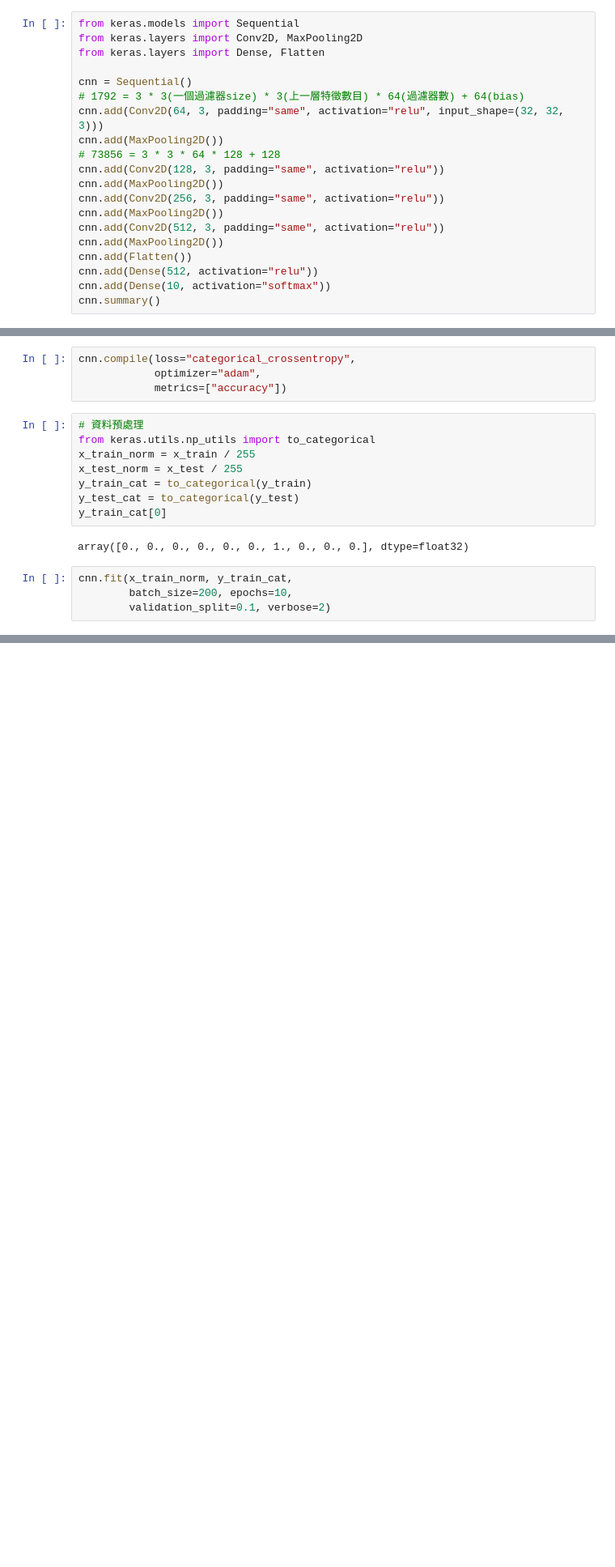
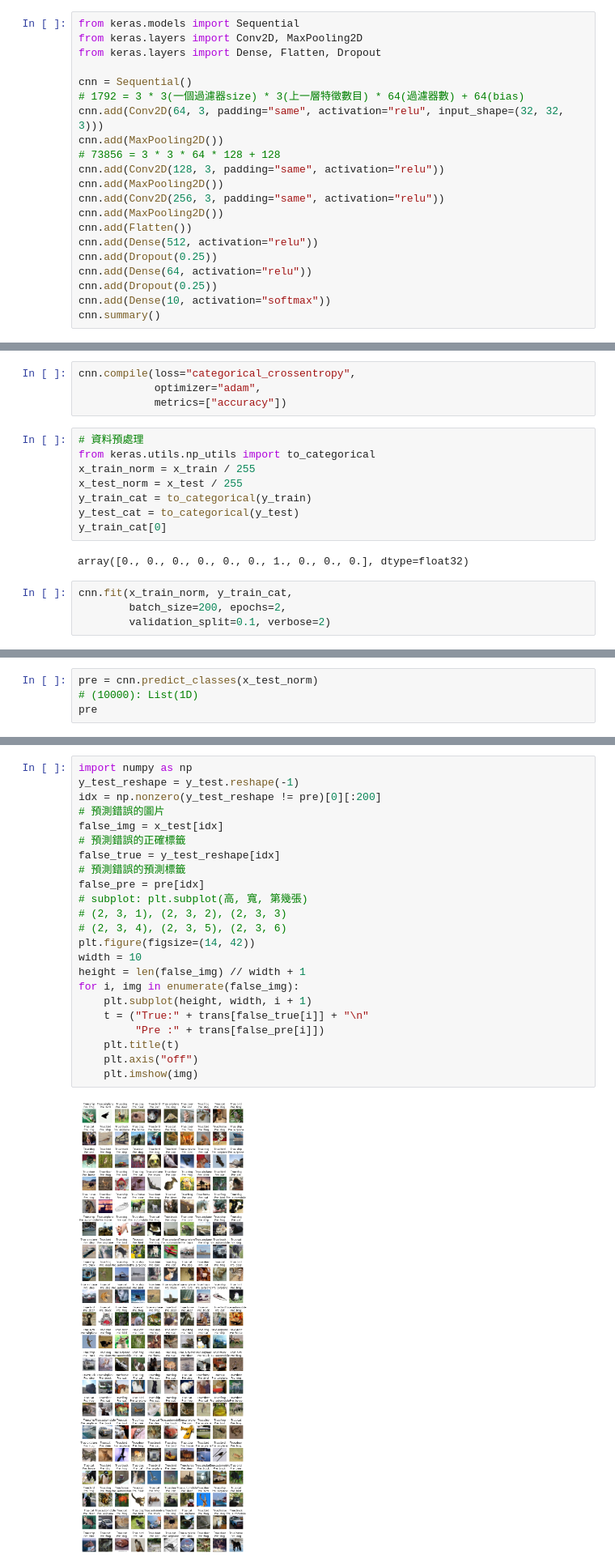
Before and after one commit to Elwing-Chou/MLTT, a Jupyter notebook: simplecnn.ipynb, the cells around one changed output, grey strips where cells are left out. Shown at 81% size. Drawn from its saved outputs; the diff is of its cells as text; blank space fills up the shorter version.

```diff
--- a/simplecnn.ipynb
+++ b/simplecnn.ipynb
@@ -31,7 +37,7 @@ plt.imshow(x_train[c])
 # %%
 from keras.models import Sequential
 from keras.layers import Conv2D, MaxPooling2D
-from keras.layers import Dense, Flatten
+from keras.layers import Dense, Flatten, Dropout
 
 cnn = Sequential()
 # 1792 = 3 * 3(一個過濾器size) * 3(上一層特徵數目) * 64(過濾器數) + 64(bias)
@@ -42,10 +48,11 @@ cnn.add(Conv2D(128, 3, padding="same", activation="relu"))
 cnn.add(MaxPooling2D())
 cnn.add(Conv2D(256, 3, padding="same", activation="relu"))
 cnn.add(MaxPooling2D())
-cnn.add(Conv2D(512, 3, padding="same", activation="relu"))
-cnn.add(MaxPooling2D())
 cnn.add(Flatten())
 cnn.add(Dense(512, activation="relu"))
+cnn.add(Dropout(0.25))
+cnn.add(Dense(64, activation="relu"))
+cnn.add(Dropout(0.25))
 cnn.add(Dense(10, activation="softmax"))
 cnn.summary()
 # %% [output]
@@ -82,6 +89,6 @@ y_train_cat[0]
 array([0., 0., 0., 0., 0., 0., 1., 0., 0., 0.], dtype=float32)
 # %%
 cnn.fit(x_train_norm, y_train_cat,
-        batch_size=200, epochs=10,
+        batch_size=200, epochs=2,
         validation_split=0.1, verbose=2)
 # %% [output]
@@ -107,0 +106,4 @@ WARNING:tensorflow:From /usr/local/lib/python3.6/dist-packages/keras/backend/ten
+# %%
+pre = cnn.predict_classes(x_test_norm)
+# (10000): List(1D)
+pre
@@ -107,0 +123,25 @@ WARNING:tensorflow:From /usr/local/lib/python3.6/dist-packages/keras/backend/ten
+# %%
+import numpy as np
+y_test_reshape = y_test.reshape(-1)
+idx = np.nonzero(y_test_reshape != pre)[0][:200]
+# 預測錯誤的圖片
+false_img = x_test[idx]
+# 預測錯誤的正確標籤
+false_true = y_test_reshape[idx]
+# 預測錯誤的預測標籤
+false_pre = pre[idx]
+# subplot: plt.subplot(高, 寬, 第幾張)
+# (2, 3, 1), (2, 3, 2), (2, 3, 3)
+# (2, 3, 4), (2, 3, 5), (2, 3, 6)
+plt.figure(figsize=(14, 42))
+width = 10
+height = len(false_img) // width + 1
+for i, img in enumerate(false_img):
+    plt.subplot(height, width, i + 1)
+    t = ("True:" + trans[false_true[i]] + "\n"
+         "Pre :" + trans[false_pre[i]])
+    plt.title(t)
+    plt.axis("off")
+    plt.imshow(img)
+# %% [output]
+[figure, added]
```
Also changed, not shown: parts of 8 cells of this notebook.
